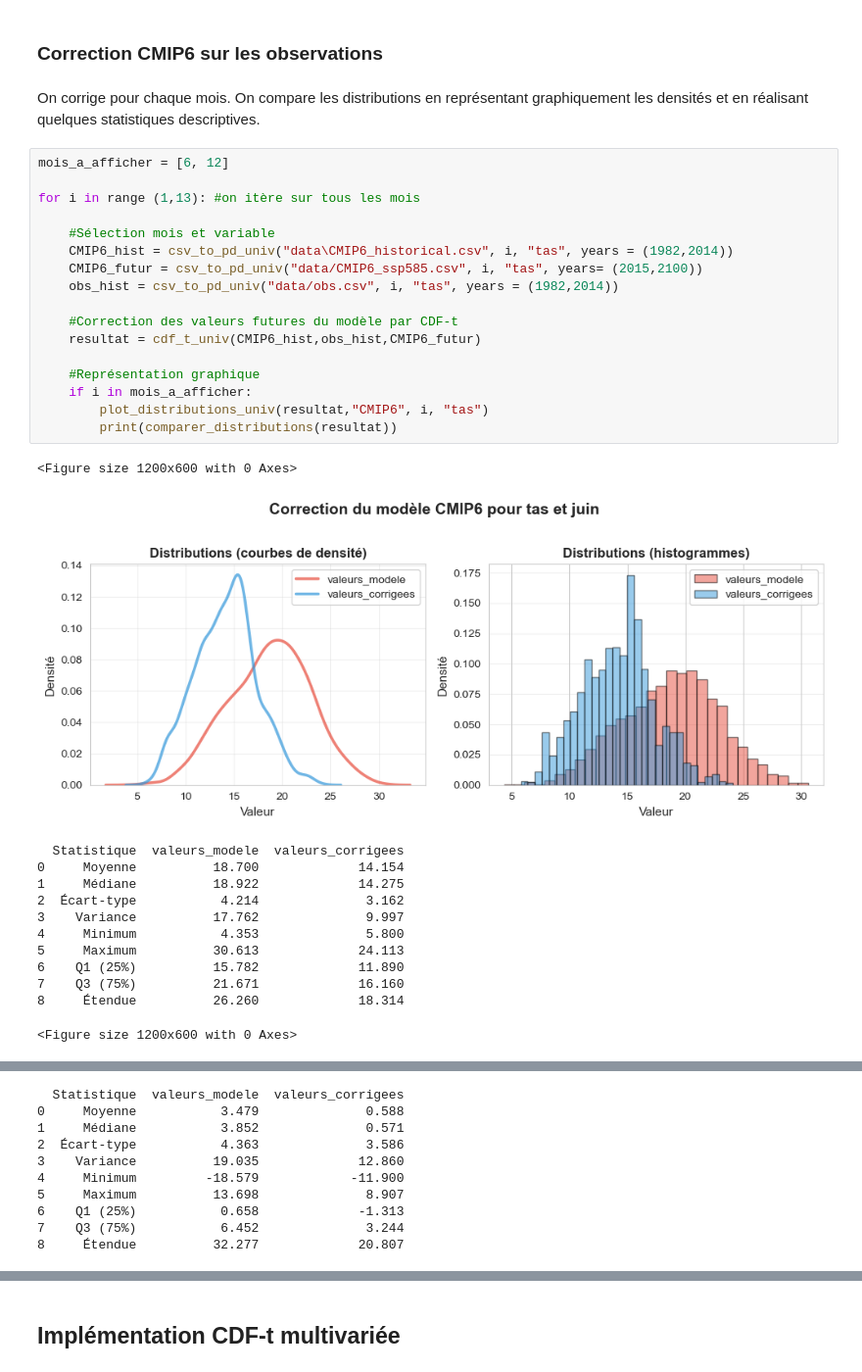
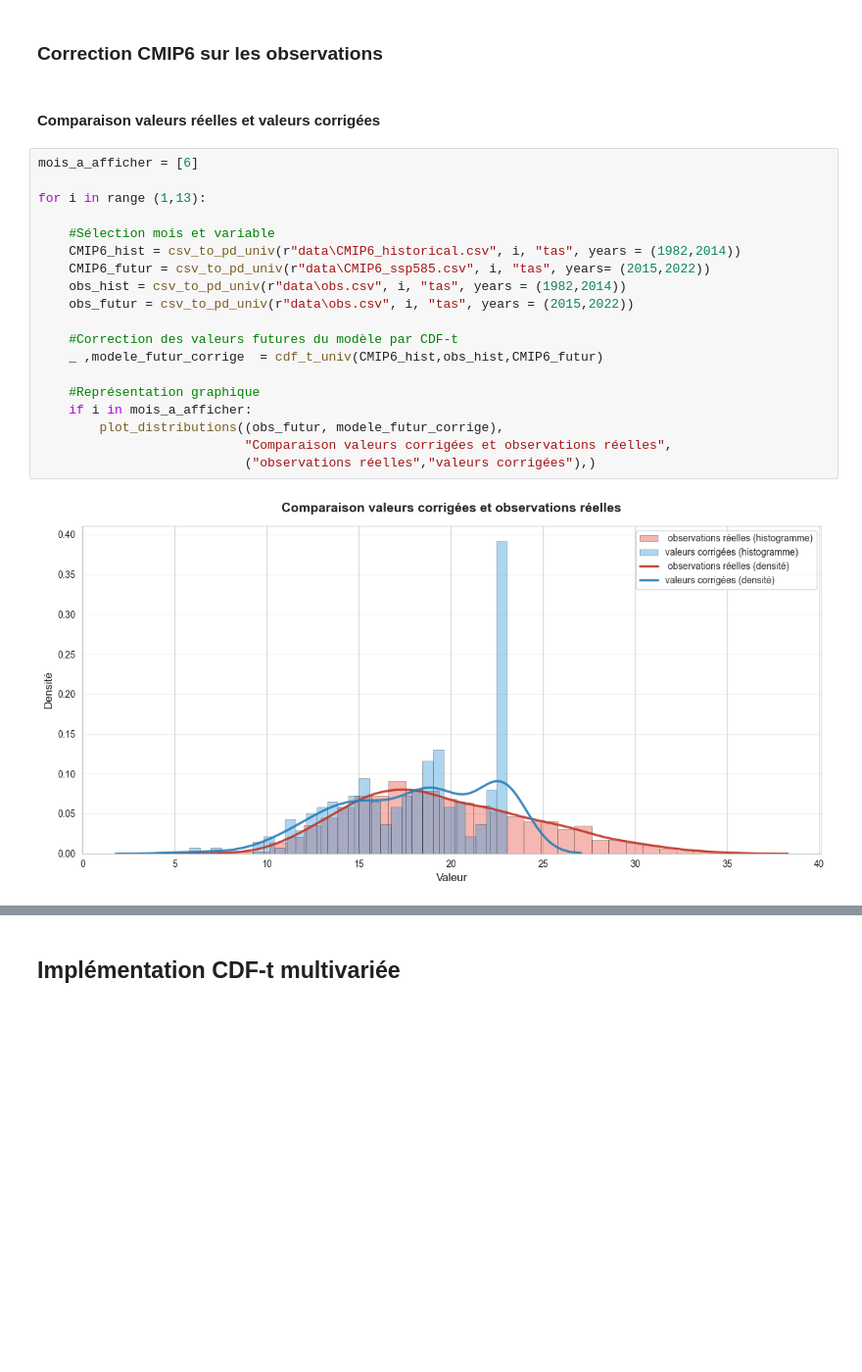
Before and after one commit to tristanczz/statapp_edf_25, a Jupyter notebook: CDF-t.ipynb, the cells around one changed output, grey strips where cells are left out. Shown at 98% size. Drawn from its saved outputs; the diff is of its cells as text; blank space fills up the shorter version.

```diff
--- a/CDF-t.ipynb
+++ b/CDF-t.ipynb
@@ -25,36 +22,26 @@ import pandas as pd
 ## Implémentation CDF-t univariée (température)
 # %% [markdown]
 ### Correction CMIP6 sur les observations
-# %% [markdown]
-On corrige pour chaque mois. On compare les distributions en représentant graphiquement les densités et en réalisant quelques statistiques descriptives.
+# %% [markdown]
+#### Comparaison valeurs réelles et valeurs corrigées
 # %%
-mois_a_afficher = [6, 12]
+mois_a_afficher = [6]
 
-for i in range (1,13): #on itère sur tous les mois
+for i in range (1,13):
 
     #Sélection mois et variable
-    CMIP6_hist = csv_to_pd_univ("data\CMIP6_historical.csv", i, "tas", years = (1982,2014))
-    CMIP6_futur = csv_to_pd_univ("data/CMIP6_ssp585.csv", i, "tas", years= (2015,2100))
-    obs_hist = csv_to_pd_univ("data/obs.csv", i, "tas", years = (1982,2014))
+    CMIP6_hist = csv_to_pd_univ(r"data\CMIP6_historical.csv", i, "tas", years = (1982,2014))
+    CMIP6_futur = csv_to_pd_univ(r"data\CMIP6_ssp585.csv", i, "tas", years= (2015,2022))
+    obs_hist = csv_to_pd_univ(r"data\obs.csv", i, "tas", years = (1982,2014))
+    obs_futur = csv_to_pd_univ(r"data\obs.csv", i, "tas", years = (2015,2022))
 
     #Correction des valeurs futures du modèle par CDF-t
-    resultat = cdf_t_univ(CMIP6_hist,obs_hist,CMIP6_futur)
+    _ ,modele_futur_corrige  = cdf_t_univ(CMIP6_hist,obs_hist,CMIP6_futur)
 
     #Représentation graphique
     if i in mois_a_afficher:
-        plot_distributions_univ(resultat,"CMIP6", i, "tas")
-        print(comparer_distributions(resultat))
+        plot_distributions((obs_futur, modele_futur_corrige),
+                           "Comparaison valeurs corrigées et observations réelles",
+                           ("observations réelles","valeurs corrigées"),)
 # %% [output]
-<Figure size 1200x600 with 0 Axes>
-[figure, old version]
+[figure, new version]
-  Statistique  valeurs_modele  valeurs_corrigees
-0     Moyenne          18.700             14.154
-1     Médiane          18.922             14.275
-2  Écart-type           4.214              3.162
-3    Variance          17.762              9.997
-4     Minimum           4.353              5.800
-5     Maximum          30.613             24.113
-6    Q1 (25%)          15.782             11.890
-7    Q3 (75%)          21.671             16.160
-8     Étendue          26.260             18.314
-<Figure size 1200x600 with 0 Axes>
@@ -62,10 +47,0 @@ for i in range (1,13): #on itère sur tous les mois
-  Statistique  valeurs_modele  valeurs_corrigees
-0     Moyenne           3.479              0.588
-1     Médiane           3.852              0.571
-2  Écart-type           4.363              3.586
-3    Variance          19.035             12.860
-4     Minimum         -18.579            -11.900
-5     Maximum          13.698              8.907
-6    Q1 (25%)           0.658             -1.313
-7    Q3 (75%)           6.452              3.244
-8     Étendue          32.277             20.807
```
Also changed, not shown: parts of 12 cells of this notebook, 1 other file.
